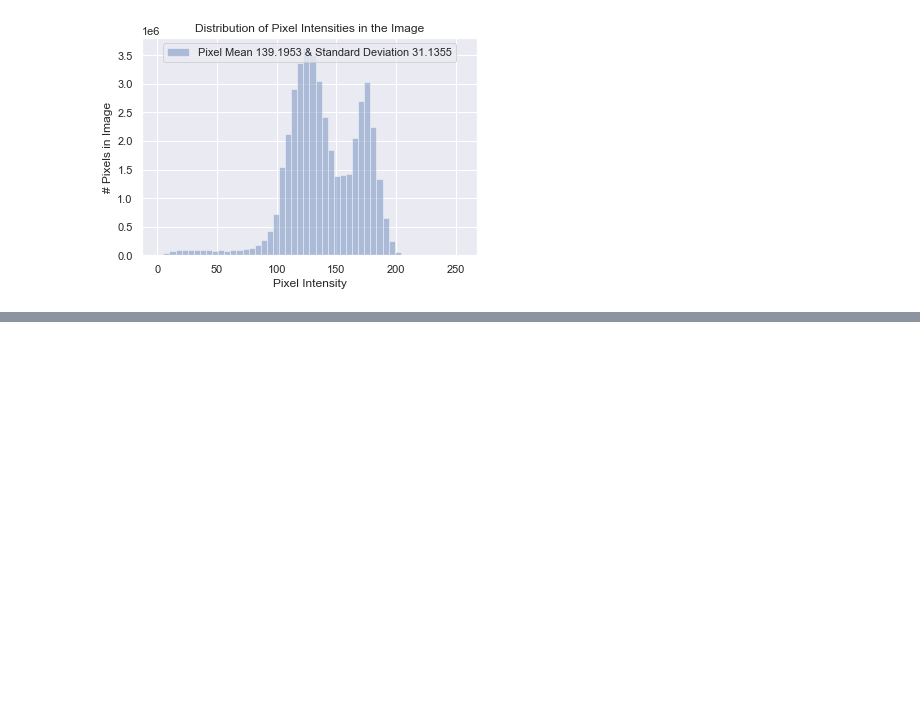
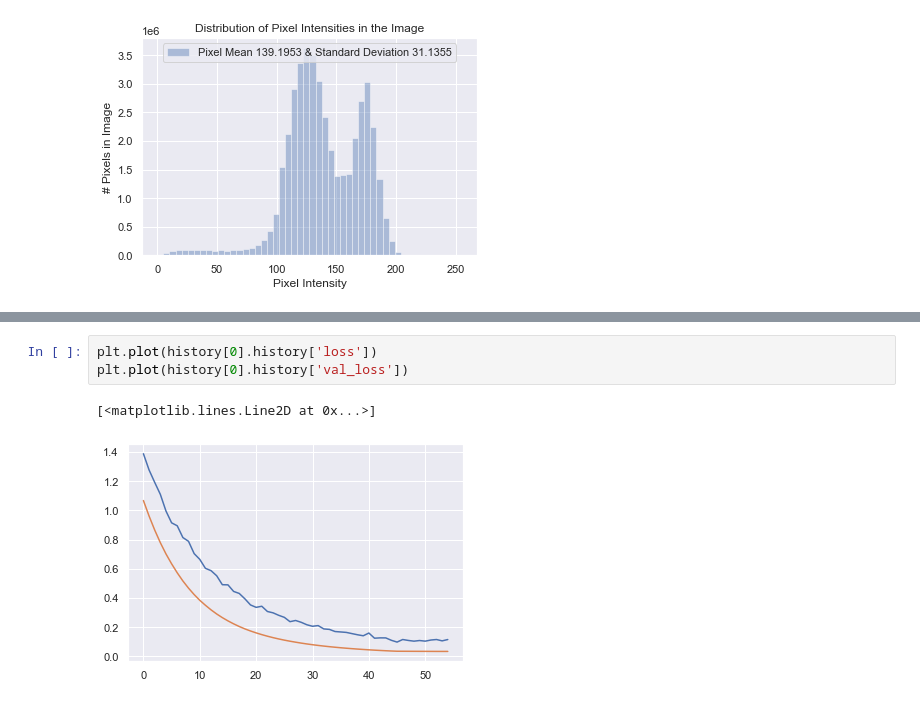
Before and after one commit to V0xP0p/BCC_Image_Classification, a Jupyter notebook: Image Preprocessing.ipynb, the cells around one changed output, grey strips where cells are left out. Drawn from its saved outputs; the diff is of its cells as text; blank space fills up the shorter version.

```diff
--- a/Image Preprocessing.ipynb
+++ b/Image Preprocessing.ipynb
@@ -297,0 +334,6 @@ INFO:tensorflow:Assets written to: saved_models/v1/fold_5\assets
+# %%
+plt.plot(history[0].history['loss'])
+plt.plot(history[0].history['val_loss'])
+# %% [output]
+[<matplotlib.lines.Line2D at 0x...>]
+[figure, added]
```
Also changed, not shown: parts of 25 cells of this notebook, 2 other files.
